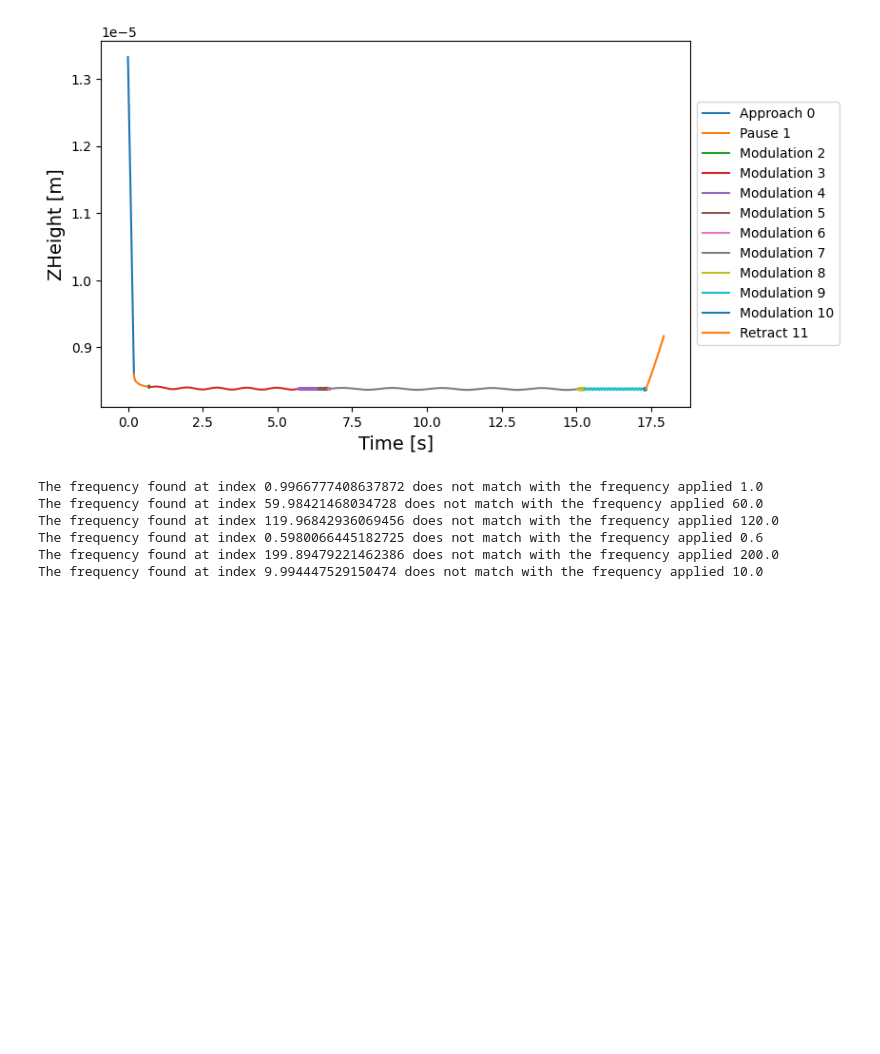
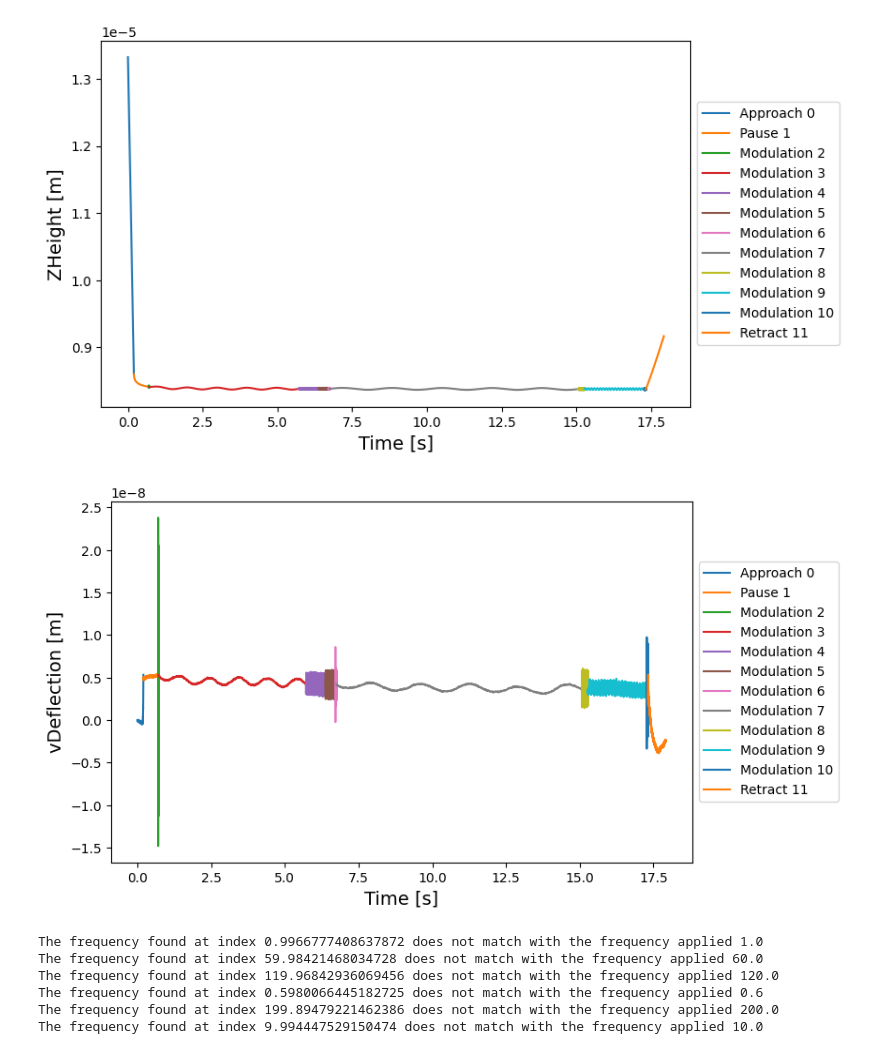
Before and after one commit to jlopezalo/PyFMRheo, a Jupyter notebook: examples/MicrorheologyExample.ipynb, the cells around one changed output. Saved outputs shown, nothing was run; the diff lists cells and outputs as text; code cells hidden in the pictures; blank space fills up the shorter version.

Commit message:
Added deflection plot to examples

```diff
--- a/examples/MicrorheologyExample.ipynb
+++ b/examples/MicrorheologyExample.ipynb
@@ -106,6 +106,28 @@ ax.legend(loc='center left', bbox_to_anchor=(1, 0.5))
 plt.show()
 # %% [output]
 [figure]
+# %%
+# Plot the force curve modulation segments
+time_0 = 0
+fig = plt.figure()
+ax = plt.subplot(111)
+for segid, segment in force_curve.get_segments():
+    time = segment.time
+    vdeflection = segment.vdeflection
+    ax.plot(time + time_0, vdeflection, label=f"{segment.segment_type} {segid}")
+    time_0 = time_0 + time[-1]
+ax.set_xlabel("Time [s]", fontsize = 14)
+ax.set_ylabel("vDeflection [m]", fontsize=14)
+
+# Shrink current axis by 20%
+box = ax.get_position()
+ax.set_position([box.x0, box.y0, box.width * 0.8, box.height])
+
+# Put a legend to the right of the current axis
+ax.legend(loc='center left', bbox_to_anchor=(1, 0.5))
+plt.show()
+# %% [output]
+[figure, added]
 # %%
 # JPK files require the height signal to be shifted
 if filemetadata['file_type'] in ('jpk-force', 'jpk-force-map', 'jpk-qi-data'):
```
Also changed, not shown: 1 other file.
